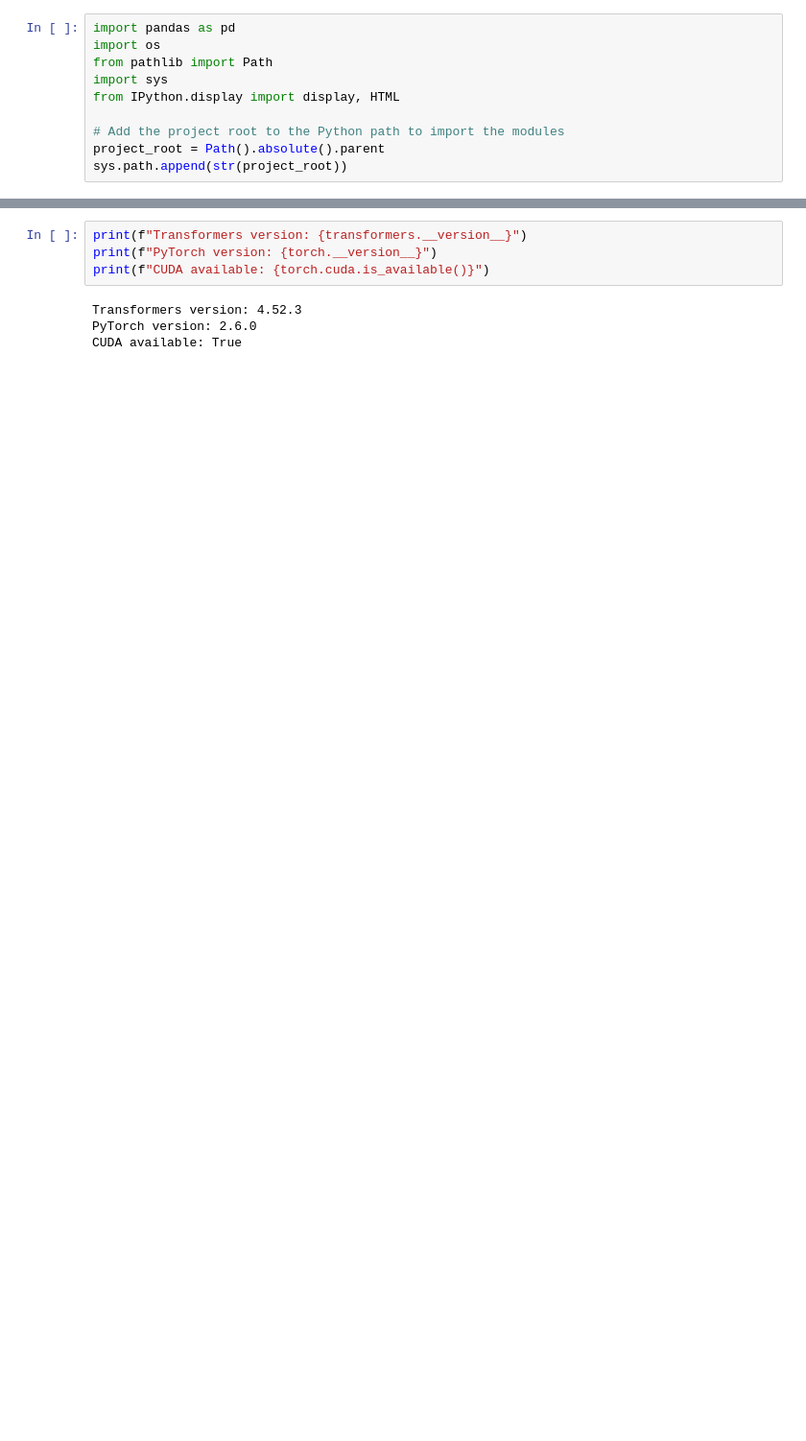
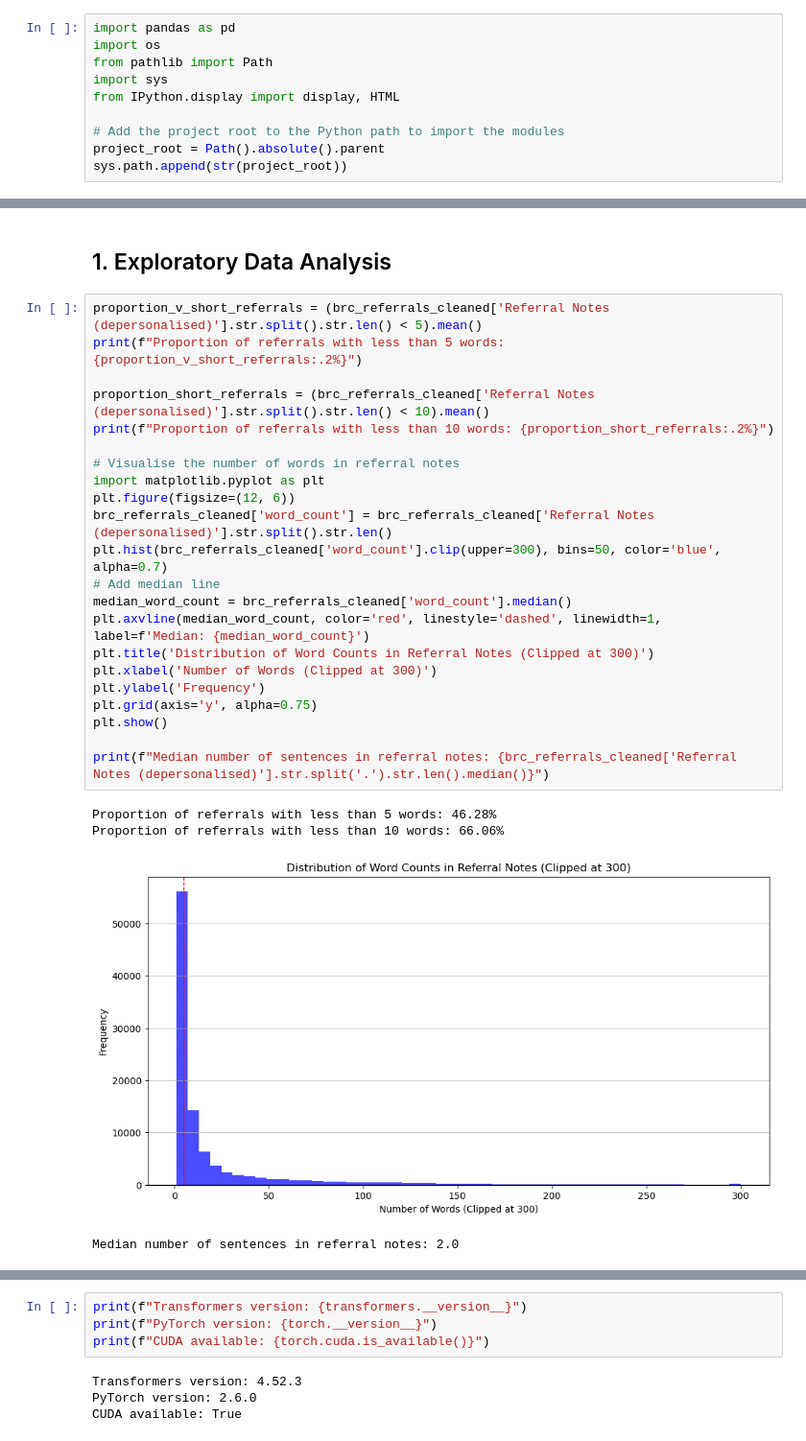
Before and after one commit to MatteoLarrode/SDoH-LLM-Extraction, a Jupyter notebook: notebooks/02_sdoh_extraction.ipynb, the cells around one changed output, grey strips where cells are left out. Shown: that part at 96% size. Drawn from its saved outputs; the diff is of its cells as text; blank space fills up the shorter version.

```diff
--- a/notebooks/02_sdoh_extraction.ipynb
+++ b/notebooks/02_sdoh_extraction.ipynb
@@ -17,0 +37,29 @@ sys.path.append(str(project_root))
+# %% [markdown]
+## 1. Exploratory Data Analysis
+# %%
+proportion_v_short_referrals = (brc_referrals_cleaned['Referral Notes (depersonalised)'].str.split().str.len() < 5).mean()
+print(f"Proportion of referrals with less than 5 words: {proportion_v_short_referrals:.2%}")
+
+proportion_short_referrals = (brc_referrals_cleaned['Referral Notes (depersonalised)'].str.split().str.len() < 10).mean()
+print(f"Proportion of referrals with less than 10 words: {proportion_short_referrals:.2%}")
+
+# Visualise the number of words in referral notes
+import matplotlib.pyplot as plt
+plt.figure(figsize=(12, 6))
+brc_referrals_cleaned['word_count'] = brc_referrals_cleaned['Referral Notes (depersonalised)'].str.split().str.len()
+plt.hist(brc_referrals_cleaned['word_count'].clip(upper=300), bins=50, color='blue', alpha=0.7)
+# Add median line
+median_word_count = brc_referrals_cleaned['word_count'].median()
+plt.axvline(median_word_count, color='red', linestyle='dashed', linewidth=1, label=f'Median: {median_word_count}')
+plt.title('Distribution of Word Counts in Referral Notes (Clipped at 300)')
+plt.xlabel('Number of Words (Clipped at 300)')
+plt.ylabel('Frequency')
+plt.grid(axis='y', alpha=0.75)
+plt.show()
+
+print(f"Median number of sentences in referral notes: {brc_referrals_cleaned['Referral Notes (depersonalised)'].str.split('.').str.len().median()}")
+# %% [output]
+Proportion of referrals with less than 5 words: 46.28%
+Proportion of referrals with less than 10 words: 66.06%
+[figure, added]
+Median number of sentences in referral notes: 2.0
```
Also changed, not shown: parts of 21 cells of this notebook, 4 other files.
